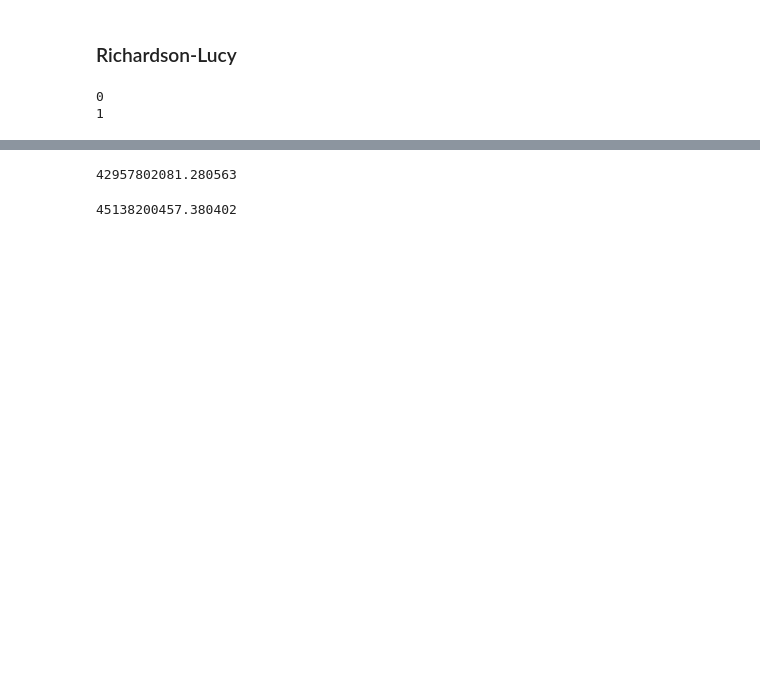
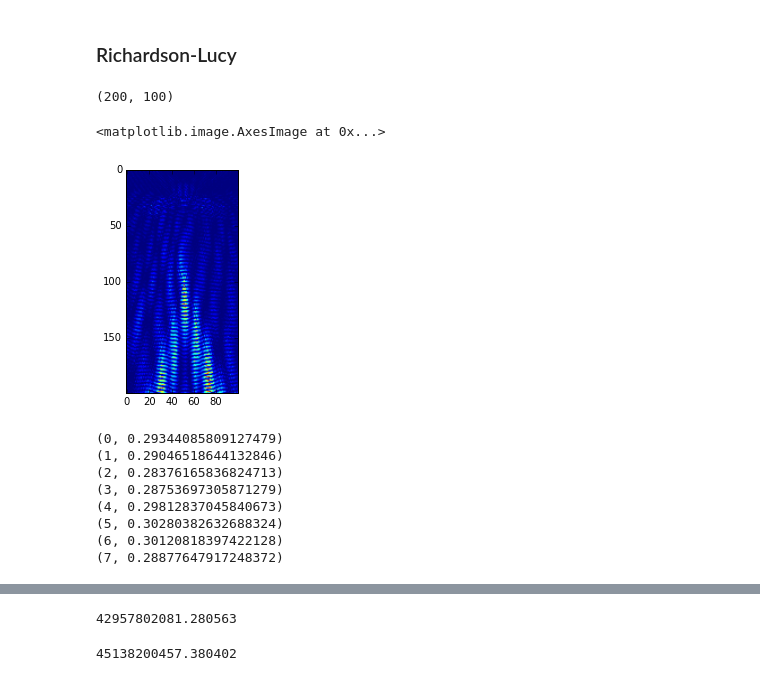
Before and after one commit to vlchaplin/VeraUSpub, a Jupyter notebook: py/PSF_recon.ipynb, the cells around one changed output, grey strips where cells are left out. Drawn from its saved outputs; the diff is of its cells as text; code cells hidden in the pictures; blank space fills up the shorter version.

```diff
--- a/py/PSF_recon.ipynb
+++ b/py/PSF_recon.ipynb
@@ -220,19 +242,37 @@ plt.imshow(varianceImage1)
 # %% [markdown]
 ### Richardson-Lucy
 # %%
-gz,gx=np.meshgrid(np.arange(-0.01,0.01,dz), np.arange(-0.01,0.01,dx), indexing='ij')
+gz,gx=np.meshgrid(np.arange(-0.02,0.02,dz), np.arange(-0.01,0.01,dx), indexing='ij')
 psf_h = PSF(gz,gx)
 psf_hconj = PSF(-gz,-gx)
+
+psf_h.shape
+# %% [output]
+(200, 100)
+# %%
+plt.imshow(psf_h)
+# %% [output]
+<matplotlib.image.AxesImage at 0x...>
+[figure, added]
 # %%
+#vanilla
 fn = varianceImage1.copy()
 
 fnset=[]
-for i in range(0,2):
-    print(i)
+for i in range(0,8):
+
     res = scisig.convolve2d(fn, psf_h,mode='same')
     fn1 = fn*scisig.convolve2d(fn/res, psf_hconj, mode='same')
     fnset.append(fn1)
+
+    print((i, np.sum(np.abs(fn1 - fn))/np.sum(fn)) )
     fn=fn1
 # %% [output]
-0
-1
+(0, 0.29344085809127479)
+(1, 0.29046518644132846)
+(2, 0.28376165836824713)
+(3, 0.28753697305871279)
+(4, 0.29812837045840673)
+(5, 0.30280382632688324)
+(6, 0.30120818397422128)
+(7, 0.28877647917248372)
```
Also changed, not shown: parts of 16 cells of this notebook.
